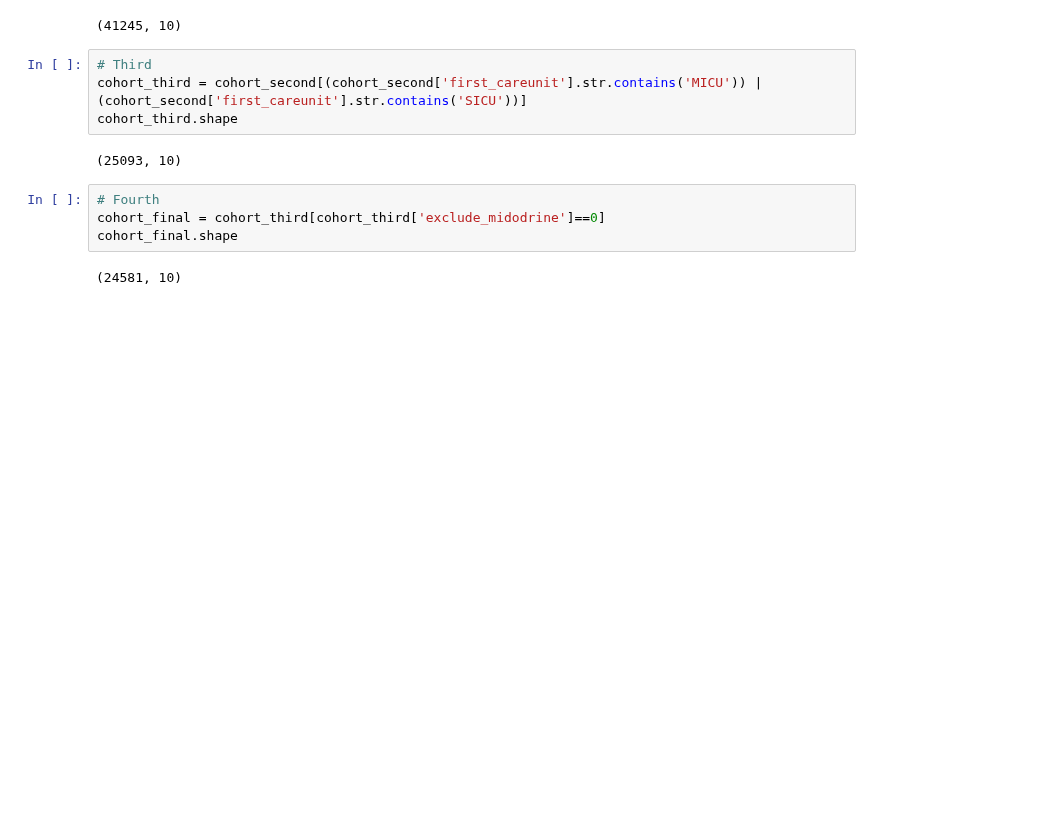
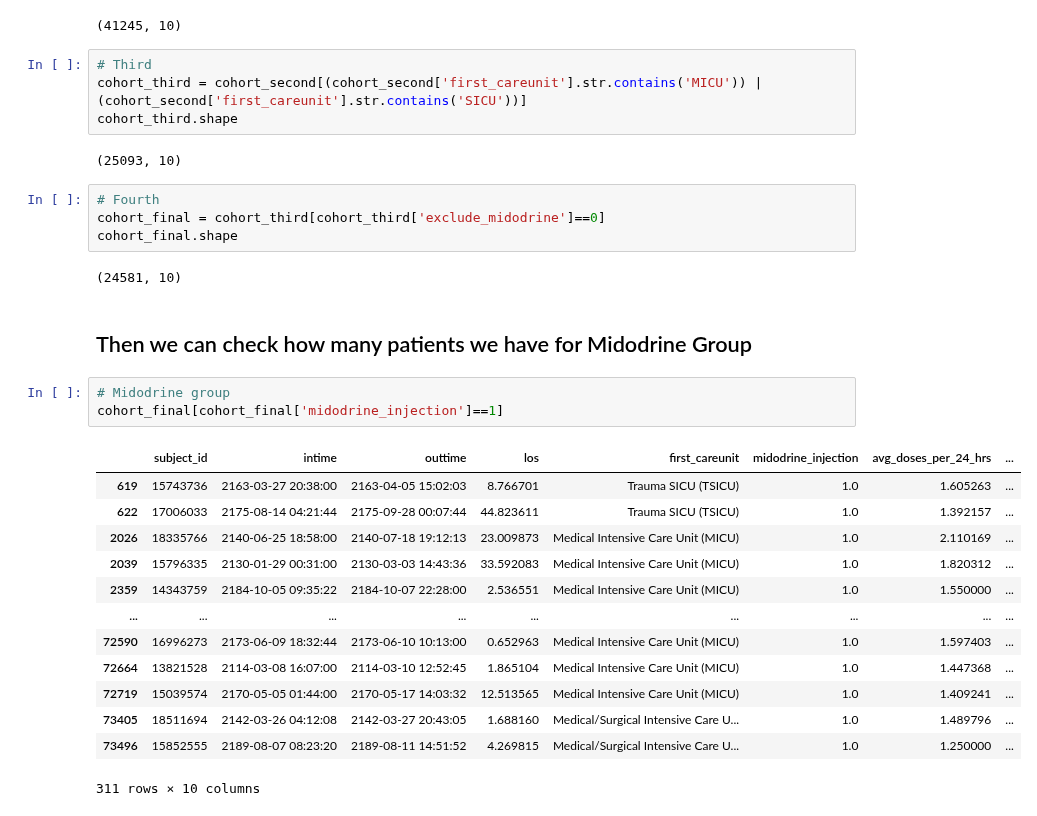
Before and after one commit to Jarvis-BITS/midodrine-mimic-iv, a Jupyter notebook: Midodrine_analysis.ipynb, the cells around one changed output. Drawn from its saved outputs; the diff is of its cells as text; blank space fills up the shorter version.

```diff
--- a/Midodrine_analysis.ipynb
+++ b/Midodrine_analysis.ipynb
@@ -158,3 +158,22 @@ cohort_final = cohort_third[cohort_third['exclude_midodrine']==0]
 cohort_final.shape
 # %% [output]
 (24581, 10)
+# %% [markdown]
+## Then we can check how many patients we have for Midodrine Group
+# %%
+# Midodrine group
+cohort_final[cohort_final['midodrine_injection']==1]
+# %% [output]
+|  | subject_id | intime | outtime | los | first_careunit | midodrine_injection | avg_doses_per_24_hrs | ... |
+| 619 | 15743736 | 2163-03-27 20:38:00 | 2163-04-05 15:02:03 | 8.766701 | Trauma SICU (TSICU) | 1.0 | 1.605263 | ... |
+| 622 | 17006033 | 2175-08-14 04:21:44 | 2175-09-28 00:07:44 | 44.823611 | Trauma SICU (TSICU) | 1.0 | 1.392157 | ... |
+| 2026 | 18335766 | 2140-06-25 18:58:00 | 2140-07-18 19:12:13 | 23.009873 | Medical Intensive Care Unit (MICU) | 1.0 | 2.110169 | ... |
+| 2039 | 15796335 | 2130-01-29 00:31:00 | 2130-03-03 14:43:36 | 33.592083 | Medical Intensive Care Unit (MICU) | 1.0 | 1.820312 | ... |
+| 2359 | 14343759 | 2184-10-05 09:35:22 | 2184-10-07 22:28:00 | 2.536551 | Medical Intensive Care Unit (MICU) | 1.0 | 1.550000 | ... |
+| ... | ... | ... | ... | ... | ... | ... | ... | ... |
+| 72590 | 16996273 | 2173-06-09 18:32:44 | 2173-06-10 10:13:00 | 0.652963 | Medical Intensive Care Unit (MICU) | 1.0 | 1.597403 | ... |
+| 72664 | 13821528 | 2114-03-08 16:07:00 | 2114-03-10 12:52:45 | 1.865104 | Medical Intensive Care Unit (MICU) | 1.0 | 1.447368 | ... |
+| 72719 | 15039574 | 2170-05-05 01:44:00 | 2170-05-17 14:03:32 | 12.513565 | Medical Intensive Care Unit (MICU) | 1.0 | 1.409241 | ... |
+| 73405 | 18511694 | 2142-03-26 04:12:08 | 2142-03-27 20:43:05 | 1.688160 | Medical/Surgical Intensive Care U... | 1.0 | 1.489796 | ... |
+| 73496 | 15852555 | 2189-08-07 08:23:20 | 2189-08-11 14:51:52 | 4.269815 | Medical/Surgical Intensive Care U... | 1.0 | 1.250000 | ... |
+311 rows × 10 columns
```
Also changed, not shown: parts of 1 cell of this notebook.
